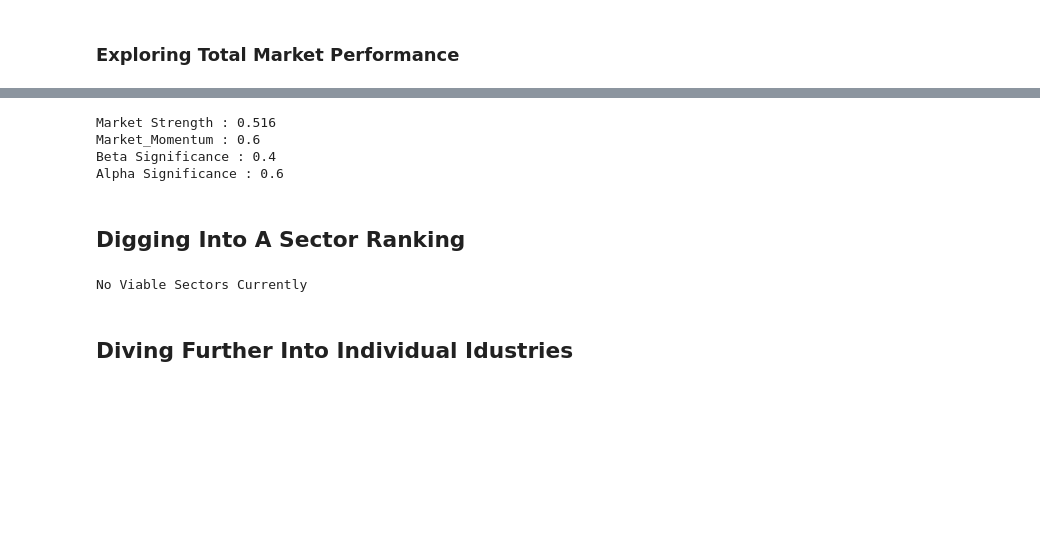
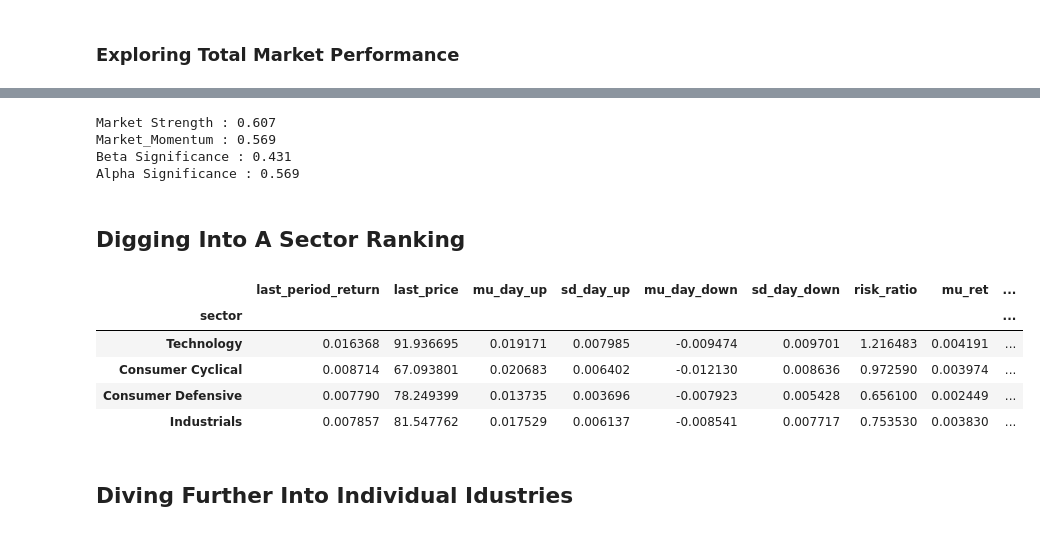
Before and after one commit to webclinic017/Stock-Strategy-Exploration, a Jupyter notebook: Python/Alpaca.ipynb, the cells around one changed output, grey strips where cells are left out. Drawn from its saved outputs; the diff is of its cells as text; code cells hidden in the pictures; blank space fills up the shorter version.

Commit message:
current working checkpoint

```diff
--- a/Python/Alpaca.ipynb
+++ b/Python/Alpaca.ipynb
@@ -247,44 +241,46 @@ print("Market Strength :",np.round(Market_Strength,3),
       "\nMarket_Momentum :",np.round(Market_Momentum,3))
 
 Max_Beta_P = np.round(1 - Market_Momentum,3)
-Min_Beta = 1 if Market_Momentum > 0.50 else -2
+Min_Beta = 0.75 if Market_Momentum > 0.50 else -2
 Max_Alpha_P = np.round(Market_Momentum,3)
 Min_Alpha = 0 if Market_Momentum <= 0.50 else -1
 
 print("Beta Significance :",Max_Beta_P,
      "\nAlpha Significance :",Max_Alpha_P)
 # %% [output]
-Market Strength : 0.516
-Market_Momentum : 0.6
-Beta Significance : 0.4
-Alpha Significance : 0.6
+Market Strength : 0.607
+Market_Momentum : 0.569
+Beta Significance : 0.431
+Alpha Significance : 0.569
 # %% [markdown]
 ## Digging Into A Sector Ranking
 # %%
 Sectors = list(Combined_Data['sector'].unique())
 Total_Sector_Summary = Group_Consolidator(
     Combined_Data = Combined_Data,
     groups = Sectors,
     column = 'sector'
 )
 Sector_Summary = Group_Consolidator(Combined_Data = Combined_Data,
                                     groups = Sectors,
                                     column = 'sector',
                                     min_macd = 0,
-                                    max_beta_p = Max_Beta_P,
-                                    max_alpha_p = Max_Alpha_P,
-                                    min_beta = Min_Beta,
-                                    min_alpha = Min_Alpha,
-                                    max_rsi = 70,
-                                    min_risk_ratio = 1
+                                    min_alpha = 0,
+                                    max_alpha_p = 0.75,
+                                    max_rsi = 70
 )
-if len(Sector_Summary) != 0:
-    Sector_Summary
-else:
+if len(Sector_Summary) == 0:
     Sector_Summary = list()
     print("No Viable Sectors Currently")
+
+Sector_Summary
 # %% [output]
-No Viable Sectors Currently
+|  | last_period_return | last_price | mu_day_up | sd_day_up | mu_day_down | sd_day_down | risk_ratio | mu_ret | ... |
+| sector |  |  |  |  |  |  |  |  | ... |
+| Technology | 0.016368 | 91.936695 | 0.019171 | 0.007985 | -0.009474 | 0.009701 | 1.216483 | 0.004191 | ... |
+| Consumer Cyclical | 0.008714 | 67.093801 | 0.020683 | 0.006402 | -0.012130 | 0.008636 | 0.972590 | 0.003974 | ... |
+| Consumer Defensive | 0.007790 | 78.249399 | 0.013735 | 0.003696 | -0.007923 | 0.005428 | 0.656100 | 0.002449 | ... |
+| Industrials | 0.007857 | 81.547762 | 0.017529 | 0.006137 | -0.008541 | 0.007717 | 0.753530 | 0.003830 | ... |
 # %% [markdown]
 ## Diving Further Into Individual Idustries
 # %%
```
Also changed, not shown: parts of 16 cells of this notebook, 6 other files.
